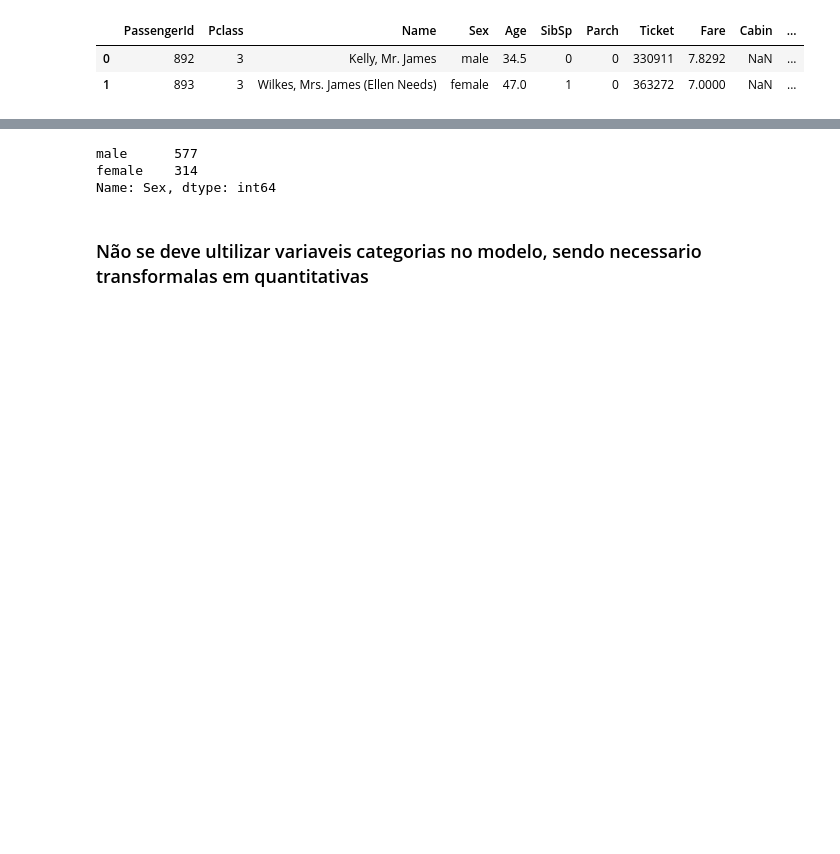
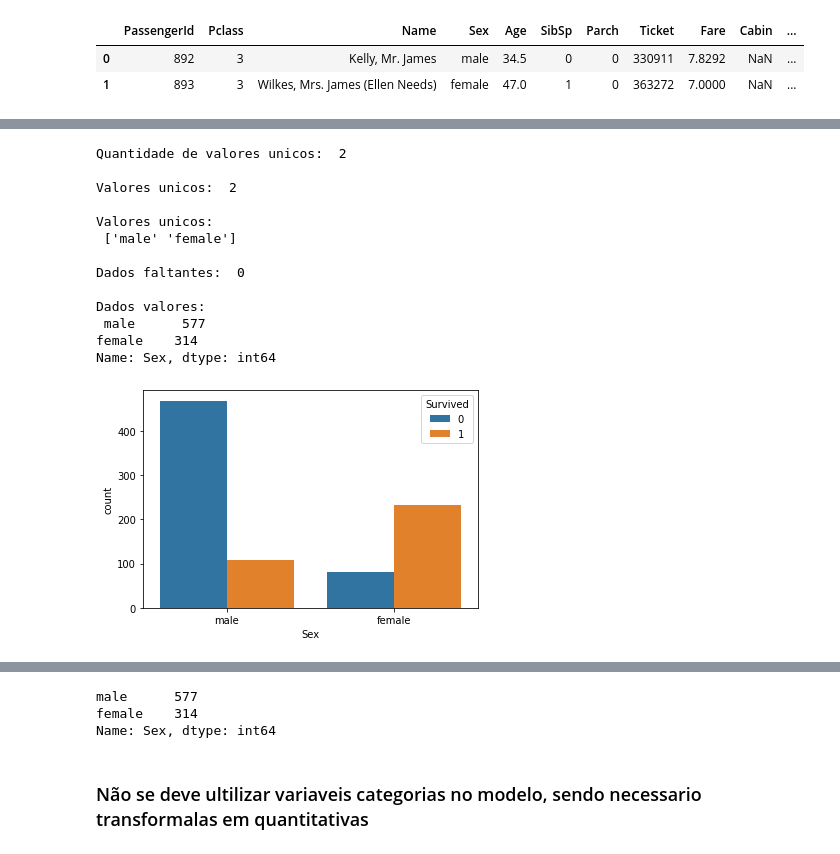
Before and after one commit to ErickNst/AnaliseDeDados, a Jupyter notebook: titanicStudy.ipynb, the cells around one changed output, grey strips where cells are left out. Saved outputs shown, nothing was run; the diff lists cells and outputs as text; code cells hidden in the pictures; blank space fills up the shorter version.

```diff
--- a/titanicStudy.ipynb
+++ b/titanicStudy.ipynb
@@ -21,0 +57,17 @@ train.head(2)
+# %%
+plotarDadosDeMortes(train,'Sex')
+# %% [output]
+Quantidade de valores unicos:  2
+
+Valores unicos:  2
+
+Valores unicos:
+ ['male' 'female']
+
+Dados faltantes:  0
+
+Dados valores:
+ male      577
+female    314
+Name: Sex, dtype: int64
+[figure, added]
```
Also changed, not shown: parts of 9 cells of this notebook.
